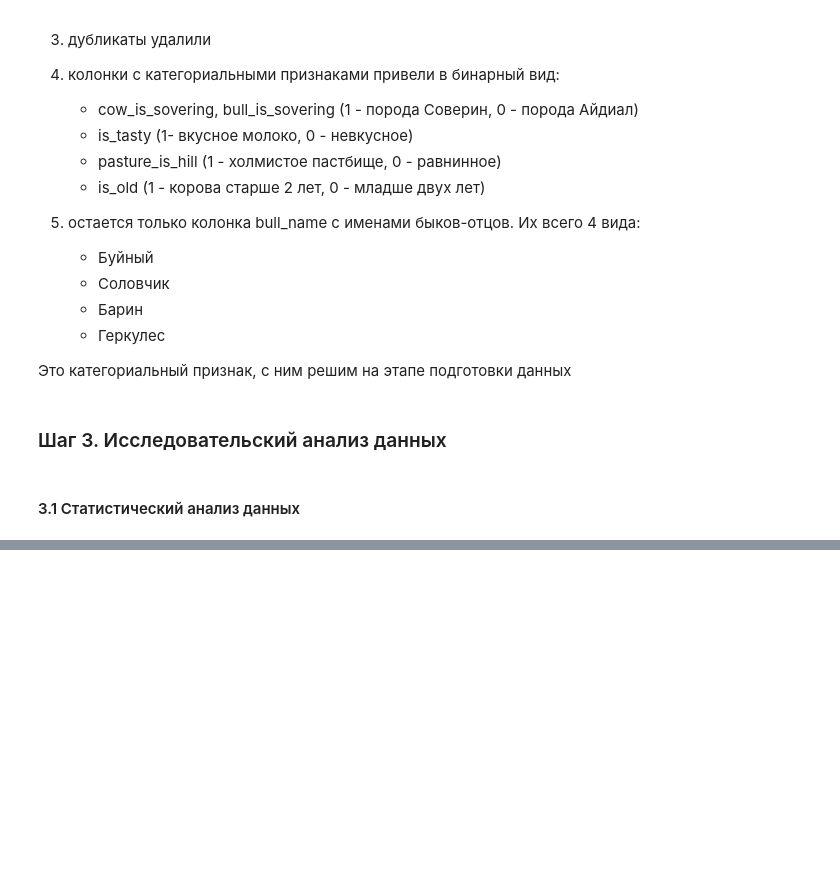
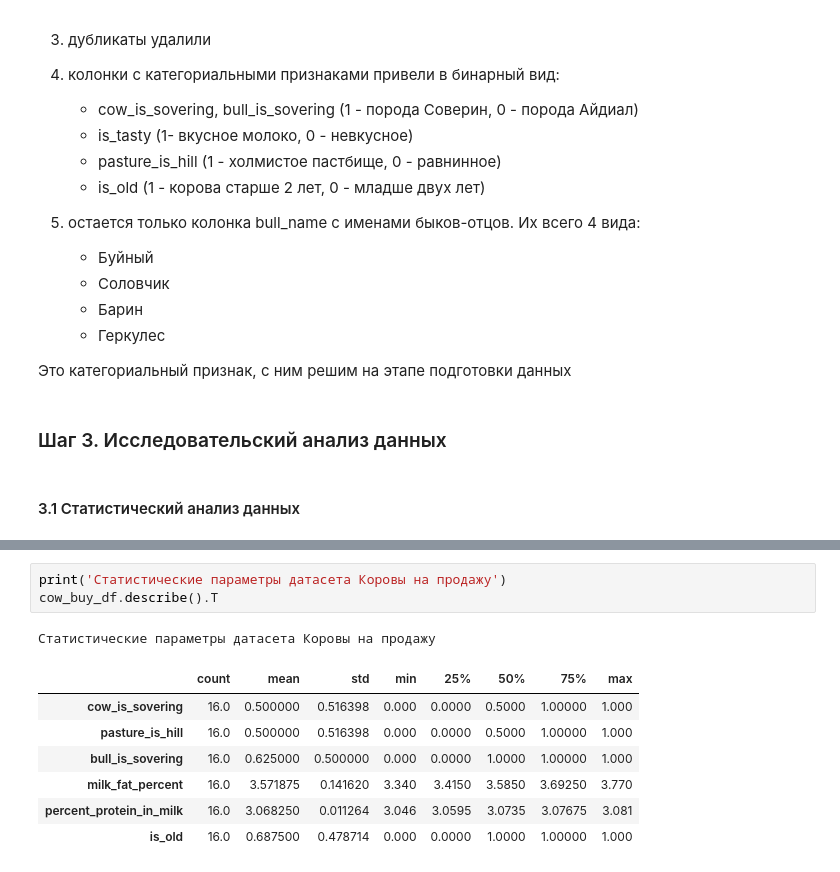
Before and after one commit to anthonypotekhin/studying, a Jupyter notebook: yandex_practicum/mashine_learning_proj.ipynb, the cells around one changed output, grey strips where cells are left out. Drawn from its saved outputs; the diff is of its cells as text; blank space fills up the shorter version.

```diff
--- a/yandex_practicum/mashine_learning_proj.ipynb
+++ b/yandex_practicum/mashine_learning_proj.ipynb
@@ -810,0 +823,12 @@ is_old                   1.00000  1.000
+# %%
+print('Статистические параметры датасета Коровы на продажу')
+cow_buy_df.describe().T
+# %% [output]
+Статистические параметры датасета Коровы на продажу
+|  | count | mean | std | min | 25% | 50% | 75% | max |
+| cow_is_sovering | 16.0 | 0.500000 | 0.516398 | 0.000 | 0.0000 | 0.5000 | 1.00000 | 1.000 |
+| pasture_is_hill | 16.0 | 0.500000 | 0.516398 | 0.000 | 0.0000 | 0.5000 | 1.00000 | 1.000 |
+| bull_is_sovering | 16.0 | 0.625000 | 0.500000 | 0.000 | 0.0000 | 1.0000 | 1.00000 | 1.000 |
+| milk_fat_percent | 16.0 | 3.571875 | 0.141620 | 3.340 | 3.4150 | 3.5850 | 3.69250 | 3.770 |
+| percent_protein_in_milk | 16.0 | 3.068250 | 0.011264 | 3.046 | 3.0595 | 3.0735 | 3.07675 | 3.081 |
+| is_old | 16.0 | 0.687500 | 0.478714 | 0.000 | 0.0000 | 1.0000 | 1.00000 | 1.000 |
```
Also changed, not shown: parts of 11 cells of this notebook.
